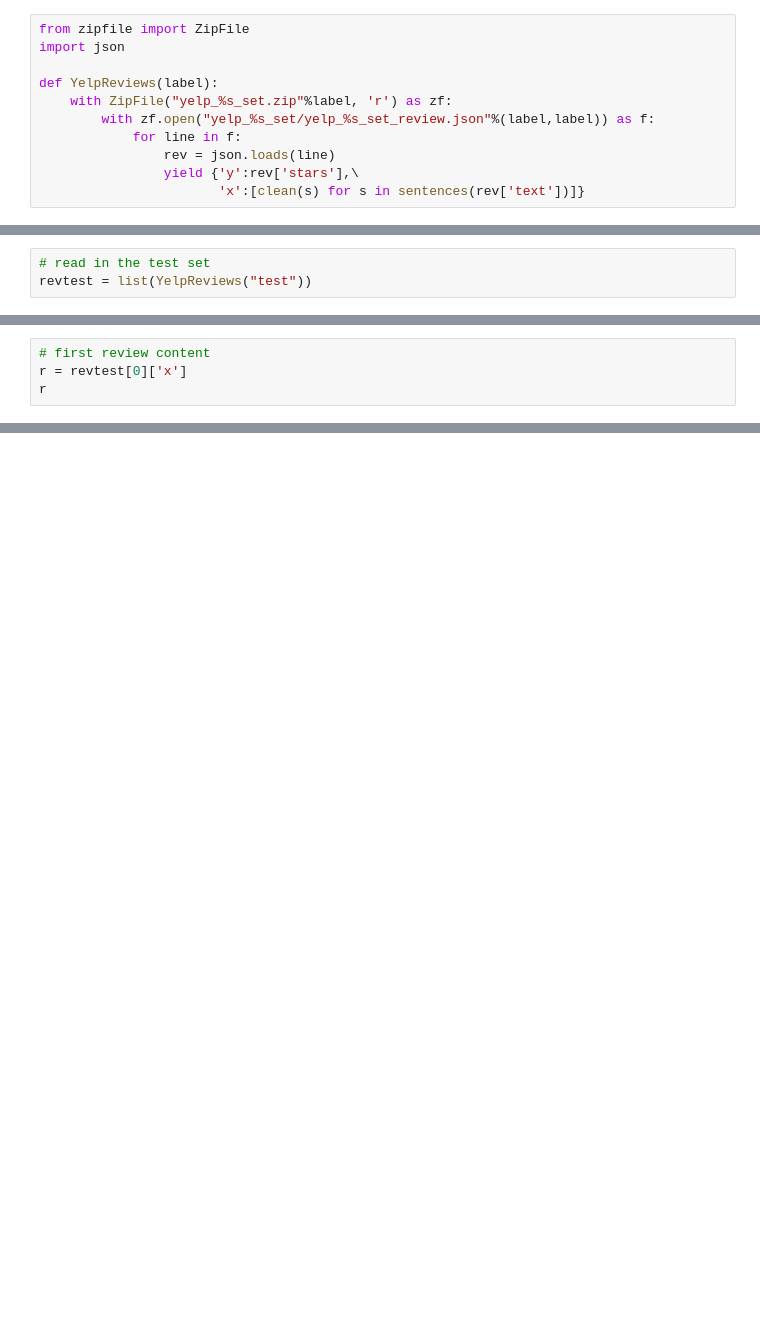
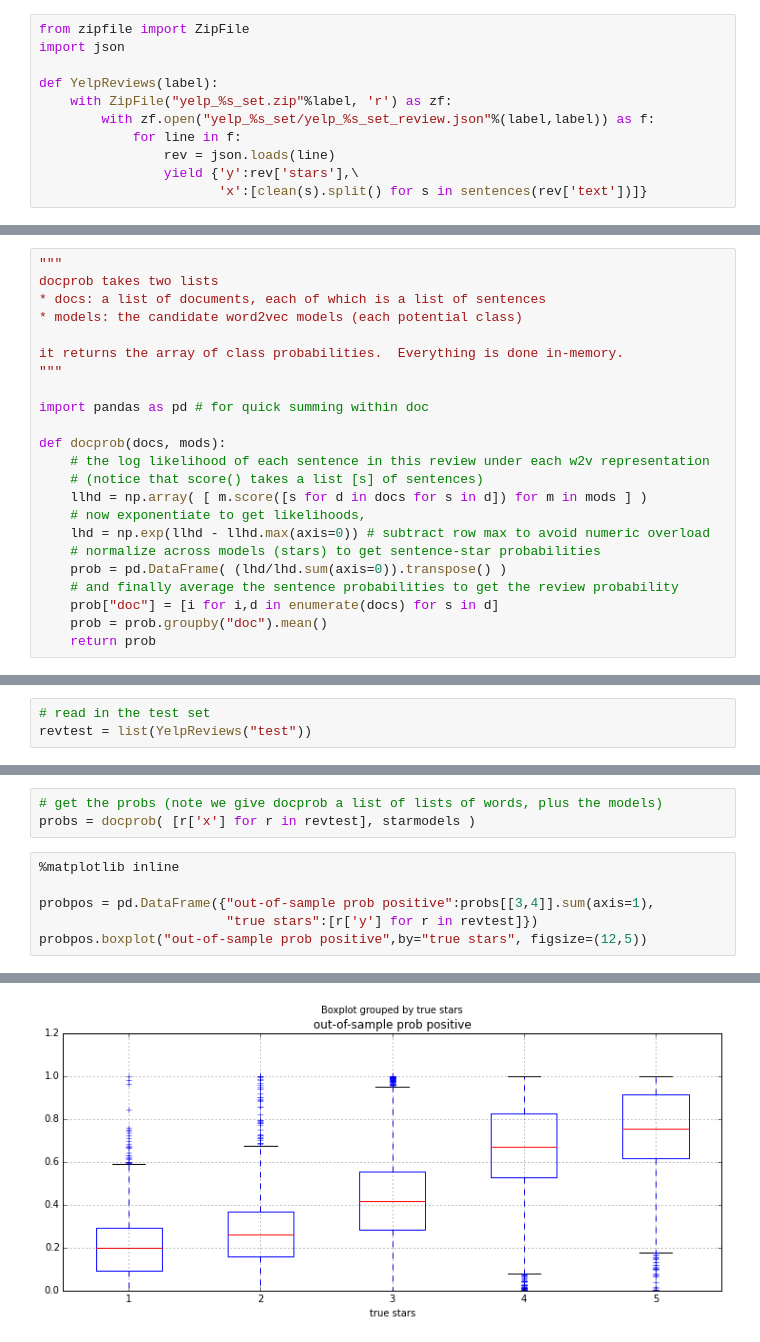
Before and after one commit to TaddyLab/deepir, a Jupyter notebook: deepir.ipynb, the cells around one changed output, grey strips where cells are left out. Drawn from its saved outputs; the diff is of its cells as text; blank space fills up the shorter version.

```diff
--- a/deepir.ipynb
+++ b/deepir.ipynb
@@ -50,7 +50,7 @@ def YelpReviews(label):
             for line in f:
                 rev = json.loads(line)
                 yield {'y':rev['stars'],\
-                       'x':[clean(s) for s in sentences(rev['text'])]}
+                       'x':[clean(s).split() for s in sentences(rev['text'])]}
 # %% [markdown]
 For example:
 # %%
@@ -123,0 +135,23 @@ At this point, we have 5 different word2vec language representations.  Each 'mod
+# %%
+"""
+docprob takes two lists
+* docs: a list of documents, each of which is a list of sentences
+* models: the candidate word2vec models (each potential class)
+
+it returns the array of class probabilities.  Everything is done in-memory.
+"""
+
+import pandas as pd # for quick summing within doc
+
+def docprob(docs, mods):
+    # the log likelihood of each sentence in this review under each w2v representation
+    # (notice that score() takes a list [s] of sentences)
+    llhd = np.array( [ m.score([s for d in docs for s in d]) for m in mods ] )
+    # now exponentiate to get likelihoods,
+    lhd = np.exp(llhd - llhd.max(axis=0)) # subtract row max to avoid numeric overload
+    # normalize across models (stars) to get sentence-star probabilities
+    prob = pd.DataFrame( (lhd/lhd.sum(axis=0)).transpose() )
+    # and finally average the sentence probabilities to get the review probability
+    prob["doc"] = [i for i,d in enumerate(docs) for s in d]
+    prob = prob.groupby("doc").mean()
+    return prob
@@ -133,4 +164,0 @@ First, for any new sentence we can obtain its _likelihood_ (lhd; actually, the c
-# %%
-# first review content
-r = revtest[0]['x']
-r
@@ -293,0 +165,10 @@ docs
+# %%
+# get the probs (note we give docprob a list of lists of words, plus the models)
+probs = docprob( [r['x'] for r in revtest], starmodels )
+# %%
+%matplotlib inline
+
+probpos = pd.DataFrame({"out-of-sample prob positive":probs[[3,4]].sum(axis=1),
+                        "true stars":[r['y'] for r in revtest]})
+probpos.boxplot("out-of-sample prob positive",by="true stars", figsize=(12,5))
+# %% [output]
@@ -293,0 +176 @@ docs
+[figure, added]
```
Also changed, not shown: parts of 21 cells of this notebook, 1 other file.
